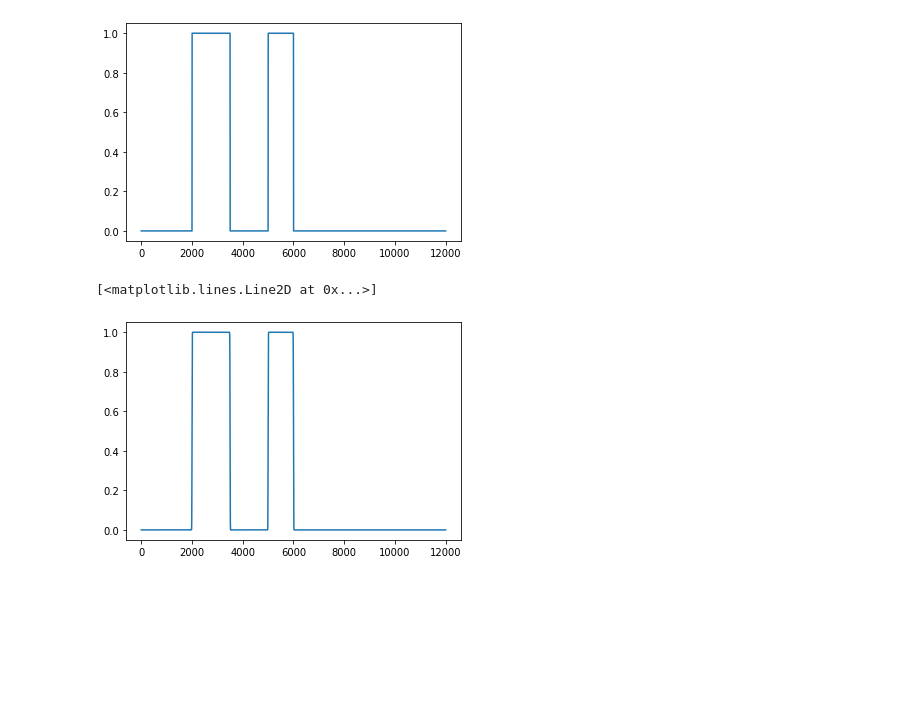
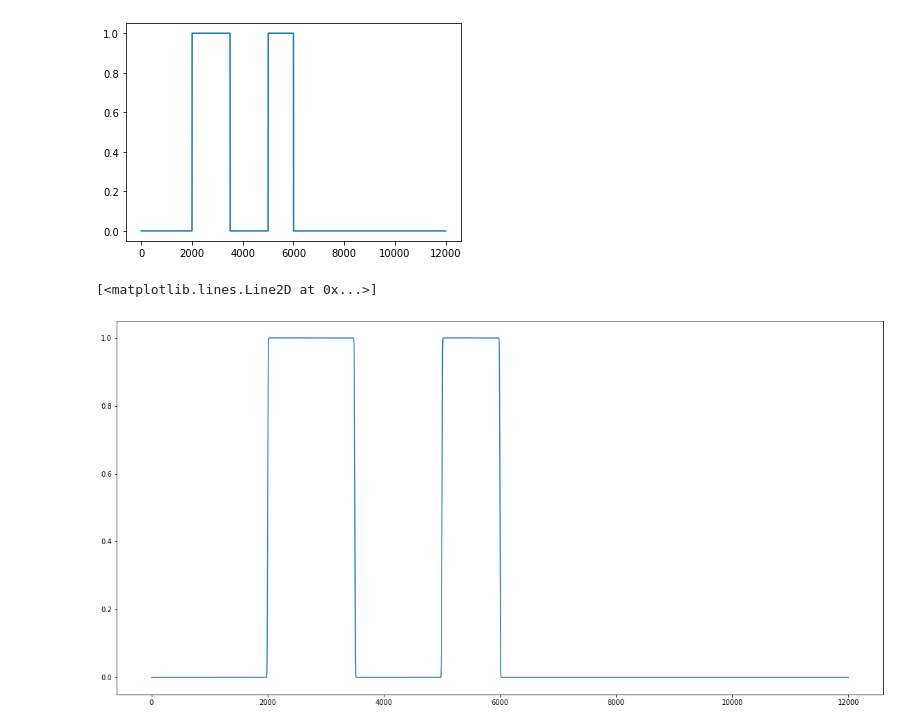
Before and after one commit to lorenz0890/sip_final, a Jupyter notebook: sip_final.ipynb, the cells around one changed output. Drawn from its saved outputs; the diff is of its cells as text; code cells hidden in the pictures; blank space fills up the shorter version.

```diff
--- a/sip_final.ipynb
+++ b/sip_final.ipynb
@@ -42,34 +42,35 @@ def get_kernel(sz, mu=0.0, sigma=0.05, sum_one=False, derivative = 0):
 
     #2.2 If integral == 1 is required
     if sum_one:
         kernel = kernel/sum(kernel)
 
     return kernel
 
 def gaussian_smoothening(signal, mu=0.0, sigma=0.05, sum_one=False, derivative = 0):
     """
     Guassian smoothing function
     """
     #2.1 FFT
     signal_transformed = np.fft.fft(signal)
     signal_amplitude = np.abs(signal_transformed),
     signal_angle = np.angle(signal_transformed)
     signal_phase = np.exp(1j*signal_angle)
     signal_amplitude = np.fft.fftshift(signal_amplitude)
 
     #2.2 Construct kernel
     kernel = get_kernel(len(signal), mu=mu, sigma=sigma, sum_one=sum_one, derivative = derivative)
 
     #2.3 Apply kernel and reconstruct signal
     signal_amplitude = (kernel*signal_amplitude)[0]
     signal_amplitude = np.fft.ifftshift(signal_amplitude)
     signal_filtered = np.real(np.fft.ifft(signal_amplitude*signal_phase))
     return signal_filtered
 signal_filtered = gaussian_smoothening(signal, 0.0, 0.05, False, 0)
+plt.figure(figsize=(20,10))
 plt.plot(signal_filtered)
 # %% [output]
 [<matplotlib.lines.Line2D at 0x...>]
-[figure, old version]
+[figure, new version]
 # %%
 #3. Add noise
 noise = np.random.normal(0.0,0.2,len(signal_filtered))
```
Also changed, not shown: parts of 3 cells of this notebook.
